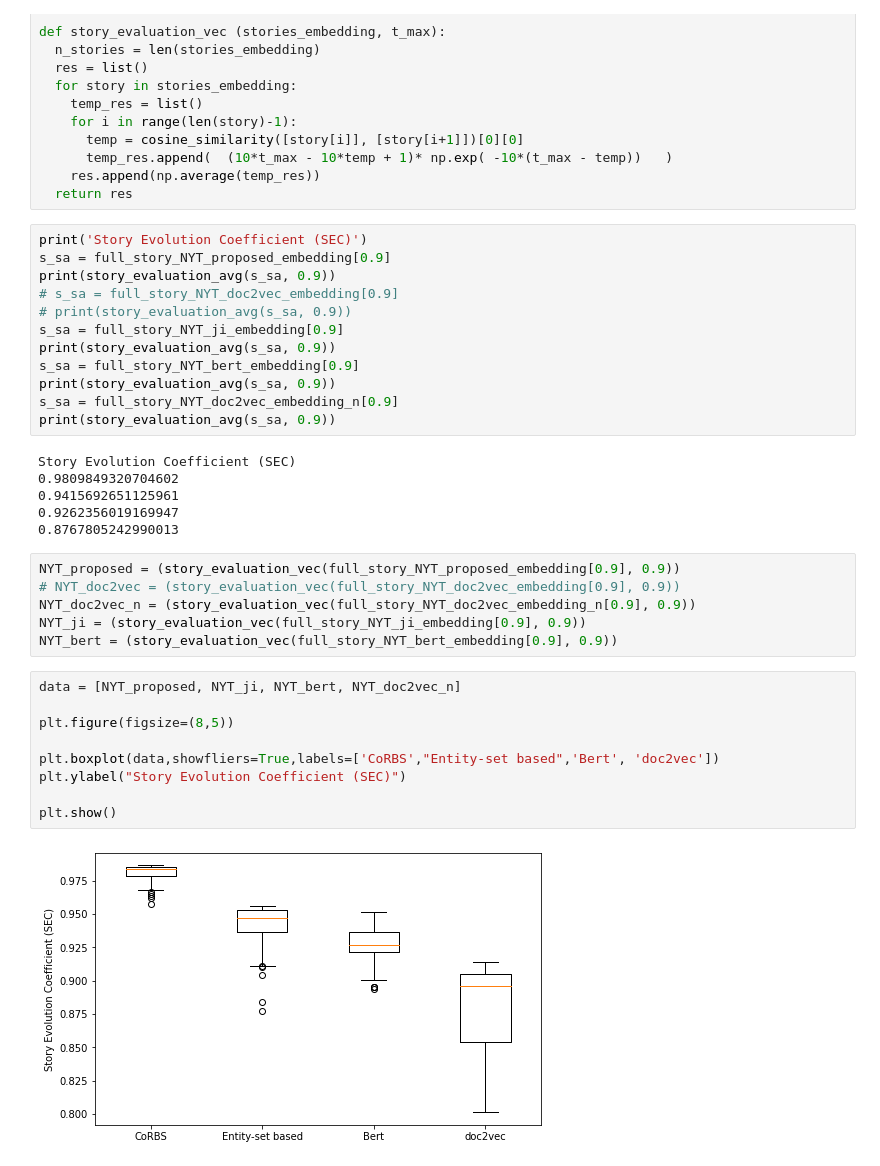
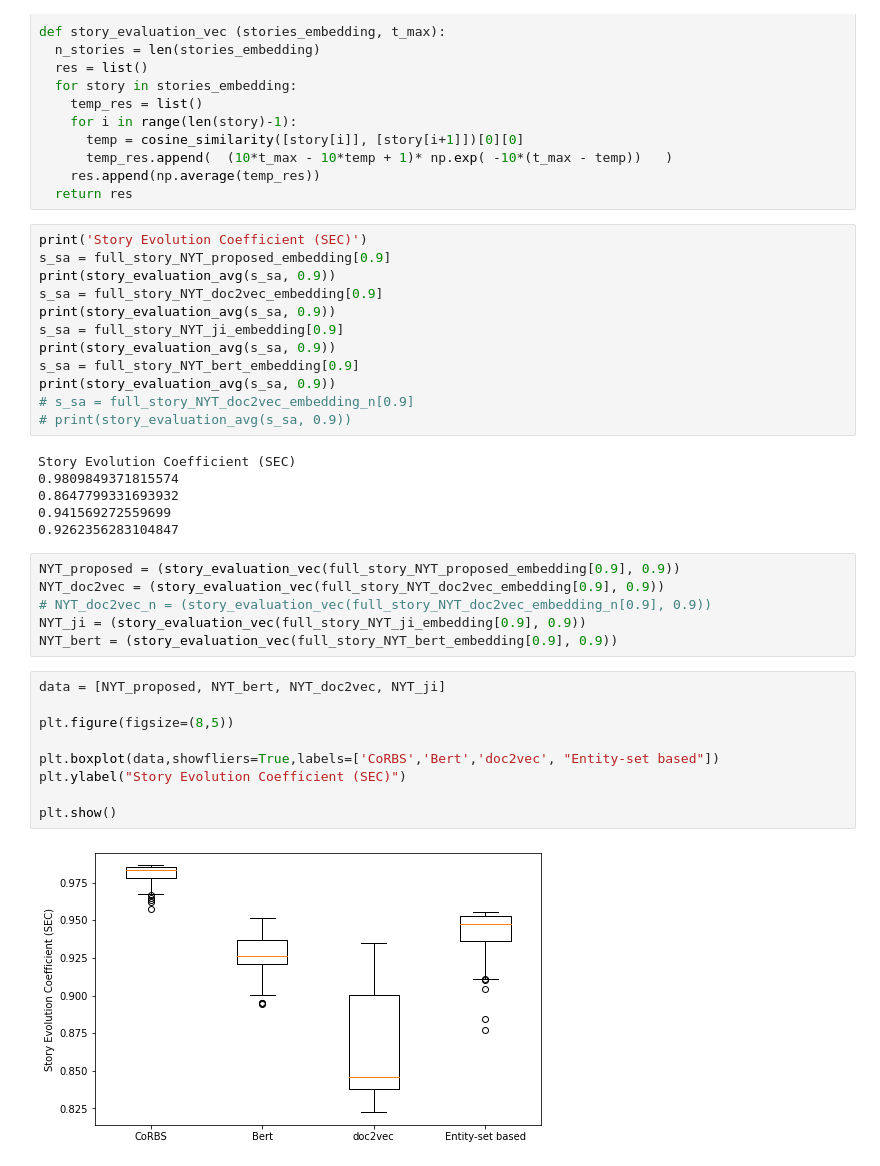
Before and after one commit to AlirezaPNouri/CoRBS, a Jupyter notebook: Experimental_result_four_metrics.ipynb, the cells around one changed output. Drawn from its saved outputs; the diff is of its cells as text.

```diff
--- a/Experimental_result_four_metrics.ipynb
+++ b/Experimental_result_four_metrics.ipynb
@@ -384,34 +391,34 @@ def story_evaluation_vec (stories_embedding, t_max):
 print('Story Evolution Coefficient (SEC)')
 s_sa = full_story_NYT_proposed_embedding[0.9]
 print(story_evaluation_avg(s_sa, 0.9))
-# s_sa = full_story_NYT_doc2vec_embedding[0.9]
-# print(story_evaluation_avg(s_sa, 0.9))
+s_sa = full_story_NYT_doc2vec_embedding[0.9]
+print(story_evaluation_avg(s_sa, 0.9))
 s_sa = full_story_NYT_ji_embedding[0.9]
 print(story_evaluation_avg(s_sa, 0.9))
 s_sa = full_story_NYT_bert_embedding[0.9]
 print(story_evaluation_avg(s_sa, 0.9))
-s_sa = full_story_NYT_doc2vec_embedding_n[0.9]
-print(story_evaluation_avg(s_sa, 0.9))
+# s_sa = full_story_NYT_doc2vec_embedding_n[0.9]
+# print(story_evaluation_avg(s_sa, 0.9))
 # %% [output]
 Story Evolution Coefficient (SEC)
-0.9809849320704602
-0.9415692651125961
-0.9262356019169947
-0.8767805242990013
+0.9809849371815574
+0.8647799331693932
+0.941569272559699
+0.9262356283104847
 # %%
 NYT_proposed = (story_evaluation_vec(full_story_NYT_proposed_embedding[0.9], 0.9))
-# NYT_doc2vec = (story_evaluation_vec(full_story_NYT_doc2vec_embedding[0.9], 0.9))
-NYT_doc2vec_n = (story_evaluation_vec(full_story_NYT_doc2vec_embedding_n[0.9], 0.9))
+NYT_doc2vec = (story_evaluation_vec(full_story_NYT_doc2vec_embedding[0.9], 0.9))
+# NYT_doc2vec_n = (story_evaluation_vec(full_story_NYT_doc2vec_embedding_n[0.9], 0.9))
 NYT_ji = (story_evaluation_vec(full_story_NYT_ji_embedding[0.9], 0.9))
 NYT_bert = (story_evaluation_vec(full_story_NYT_bert_embedding[0.9], 0.9))
 # %%
-data = [NYT_proposed, NYT_ji, NYT_bert, NYT_doc2vec_n]
+data = [NYT_proposed, NYT_bert, NYT_doc2vec, NYT_ji]
 
 plt.figure(figsize=(8,5))
 
-plt.boxplot(data,showfliers=True,labels=['CoRBS',"Entity-set based",'Bert', 'doc2vec'])
+plt.boxplot(data,showfliers=True,labels=['CoRBS','Bert','doc2vec', "Entity-set based"])
 plt.ylabel("Story Evolution Coefficient (SEC)")
 
 plt.show()
 # %% [output]
-[figure, old version]
+[figure, new version]
```
Also changed, not shown: parts of 6 cells of this notebook.
